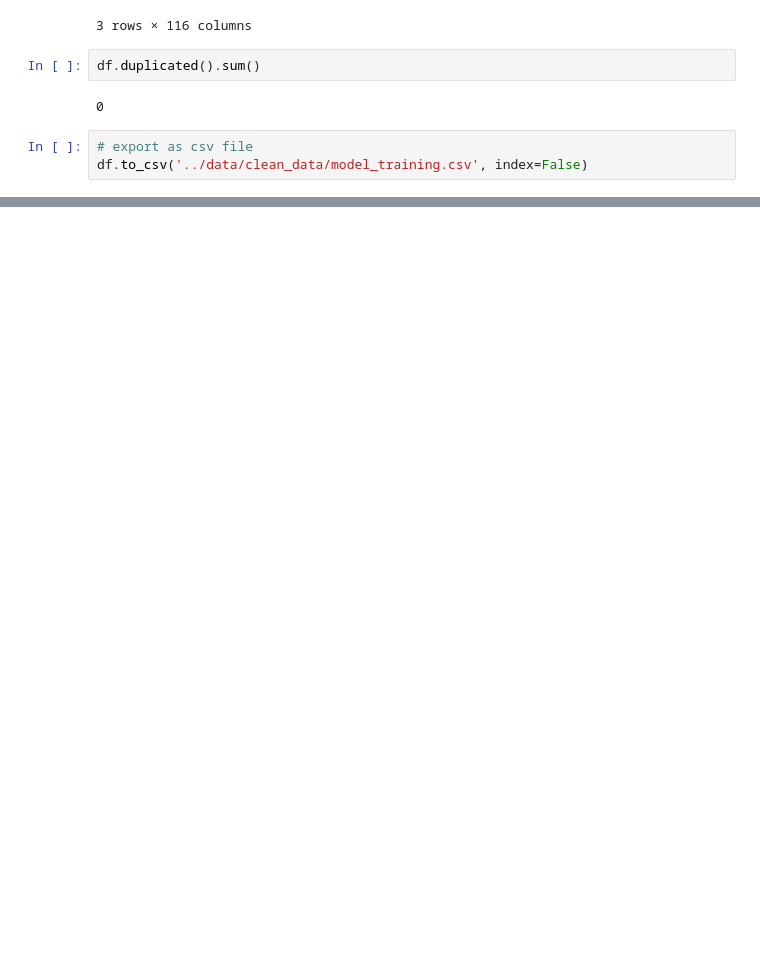
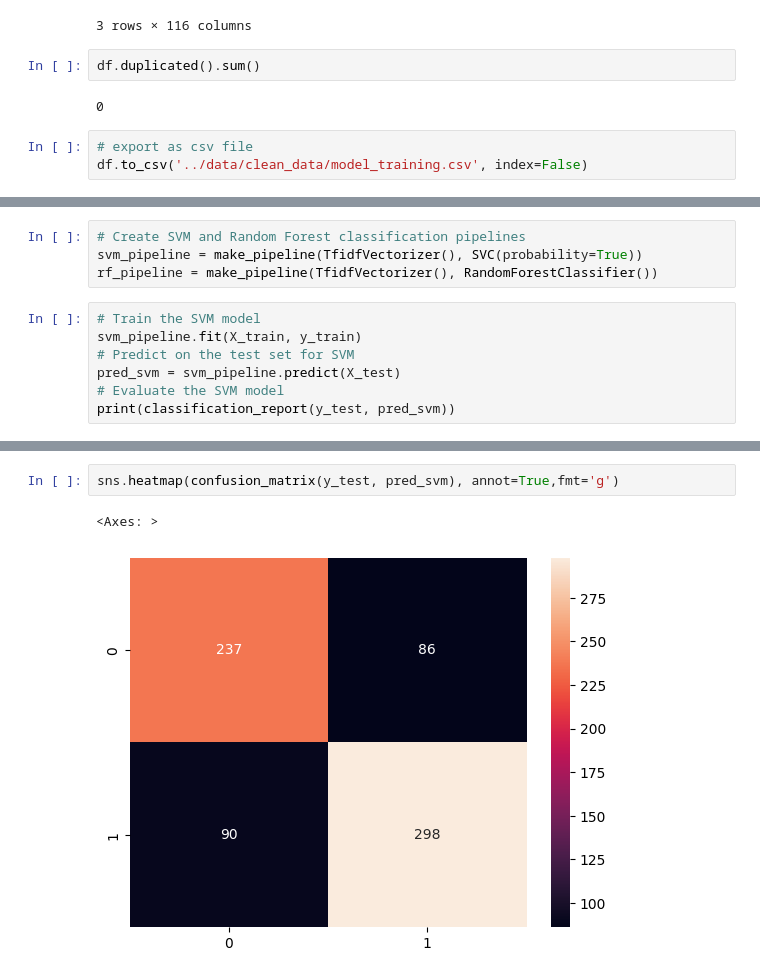
Before and after one commit to txiao9331/EmoLit, a Jupyter notebook: model_training/model_training.ipynb, the cells around one changed output, grey strips where cells are left out. Saved outputs shown, nothing was run; the diff lists cells and outputs as text; blank space fills up the shorter version.

```diff
--- a/model_training/model_training.ipynb
+++ b/model_training/model_training.ipynb
@@ -27,0 +150,11 @@ df.to_csv('../data/clean_data/model_training.csv', index=False)
+# %%
+# Create SVM and Random Forest classification pipelines
+svm_pipeline = make_pipeline(TfidfVectorizer(), SVC(probability=True))
+rf_pipeline = make_pipeline(TfidfVectorizer(), RandomForestClassifier())
+# %%
+# Train the SVM model
+svm_pipeline.fit(X_train, y_train)
+# Predict on the test set for SVM
+pred_svm = svm_pipeline.predict(X_test)
+# Evaluate the SVM model
+print(classification_report(y_test, pred_svm))
@@ -27,0 +170,5 @@ df.to_csv('../data/clean_data/model_training.csv', index=False)
+# %%
+sns.heatmap(confusion_matrix(y_test, pred_svm), annot=True,fmt='g')
+# %% [output]
+<Axes: >
+[figure, added]
```
Also changed, not shown: parts of 27 cells of this notebook, 13 other files.
